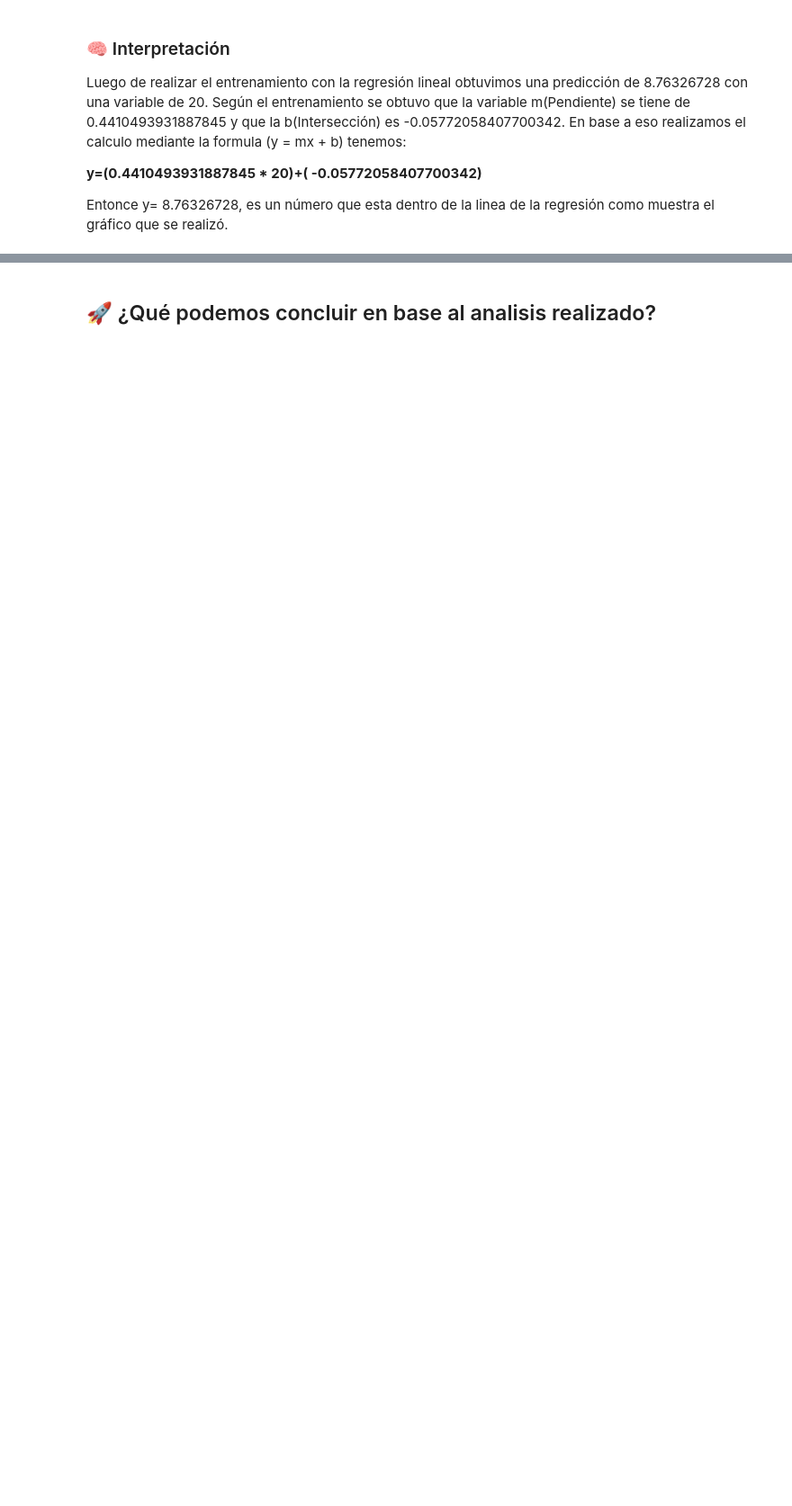
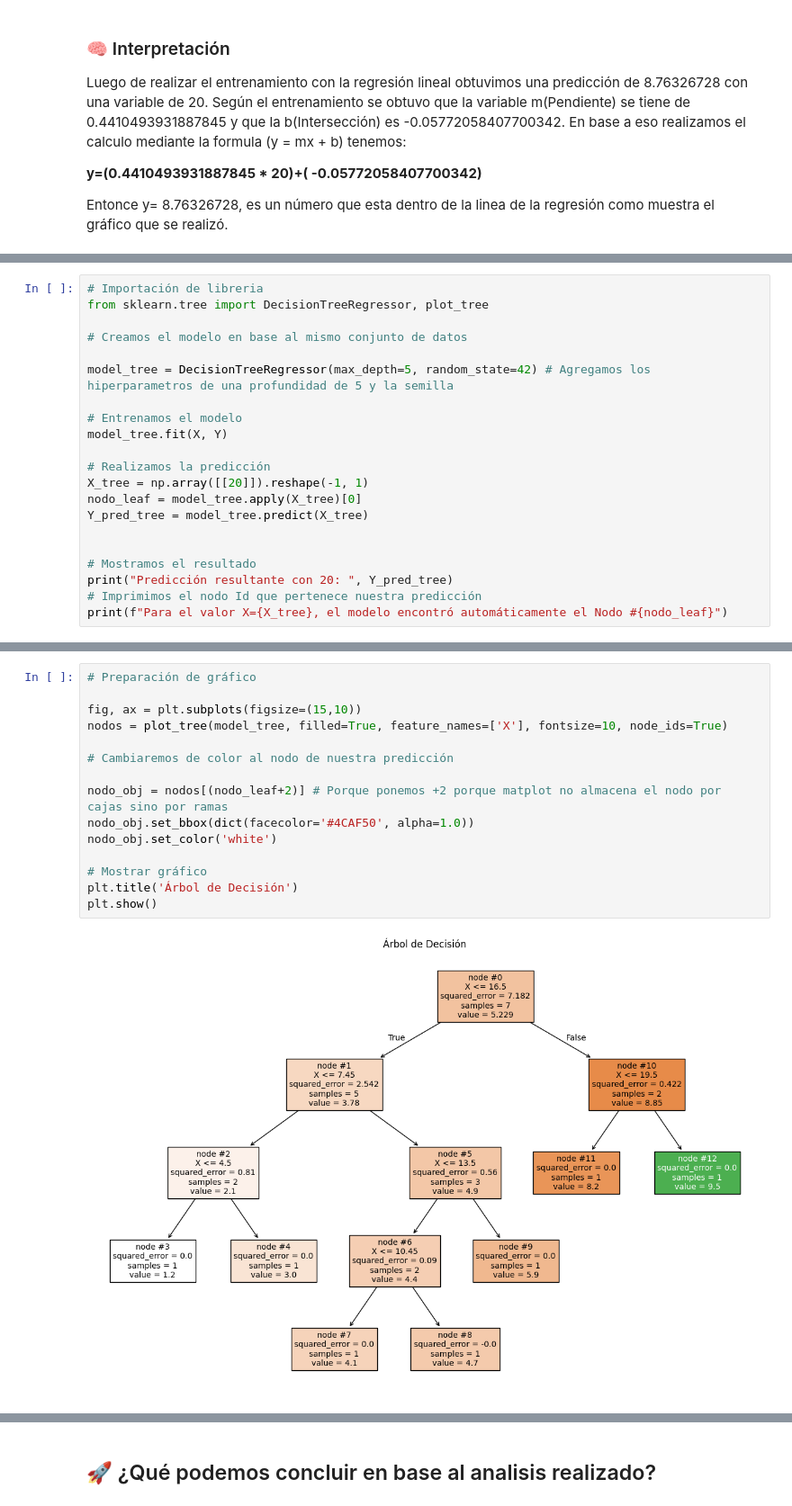
Before and after one commit to ChrisJavier/UIDE_2-WorkGroupDataScienceTools, a Jupyter notebook: Week02/src/HDCGD_CP_W2_E2_PT2_Titanic.ipynb, the cells around one changed output, grey strips where cells are left out. Shown at 90% size. Drawn from its saved outputs; the diff is of its cells as text; blank space fills up the shorter version.

```diff
--- a/Week02/src/HDCGD_CP_W2_E2_PT2_Titanic.ipynb
+++ b/Week02/src/HDCGD_CP_W2_E2_PT2_Titanic.ipynb
@@ -802,0 +131,21 @@ print(f"📂 Archivo  : modelo_knn.pkl")
+# %%
+# Importación de libreria
+from sklearn.tree import DecisionTreeRegressor, plot_tree
+
+# Creamos el modelo en base al mismo conjunto de datos
+
+model_tree = DecisionTreeRegressor(max_depth=5, random_state=42) # Agregamos los hiperparametros de una profundidad de 5 y la semilla
+
+# Entrenamos el modelo
+model_tree.fit(X, Y)
+
+# Realizamos la predicción
+X_tree = np.array([[20]]).reshape(-1, 1)
+nodo_leaf = model_tree.apply(X_tree)[0]
+Y_pred_tree = model_tree.predict(X_tree)
+
+
+# Mostramos el resultado
+print("Predicción resultante con 20: ", Y_pred_tree)
+# Imprimimos el nodo Id que pertenece nuestra predicción
+print(f"Para el valor X={X_tree}, el modelo encontró automáticamente el Nodo #{nodo_leaf}")
@@ -802,0 +159,17 @@ print(f"📂 Archivo  : modelo_knn.pkl")
+# %%
+# Preparación de gráfico
+
+fig, ax = plt.subplots(figsize=(15,10))
+nodos = plot_tree(model_tree, filled=True, feature_names=['X'], fontsize=10, node_ids=True)
+
+# Cambiaremos de color al nodo de nuestra predicción
+
+nodo_obj = nodos[(nodo_leaf+2)] # Porque ponemos +2 porque matplot no almacena el nodo por cajas sino por ramas
+nodo_obj.set_bbox(dict(facecolor='#4CAF50', alpha=1.0))
+nodo_obj.set_color('white')
+
+# Mostrar gráfico
+plt.title('Árbol de Decisión')
+plt.show()
+# %% [output]
+[figure, added]
```
Also changed, not shown: parts of 108 cells of this notebook.
